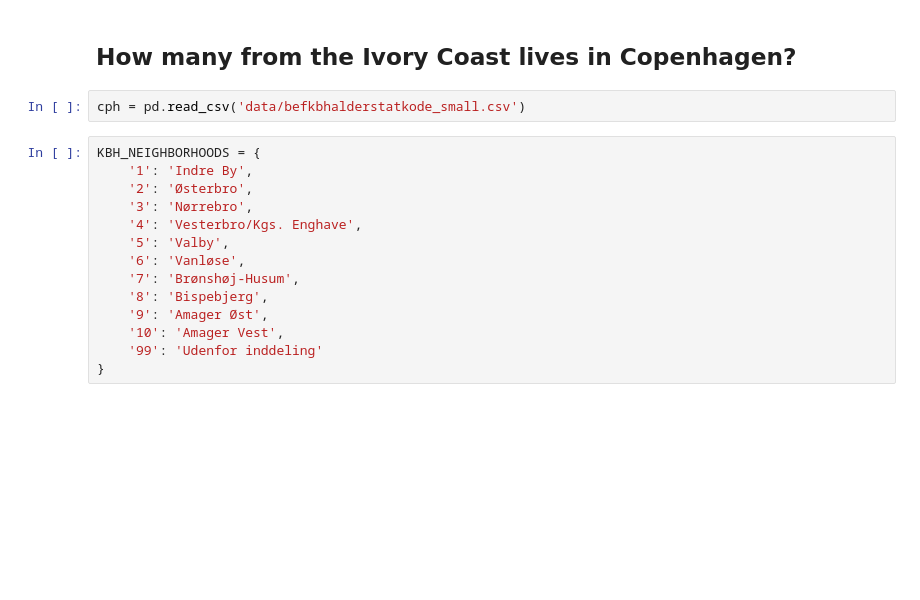
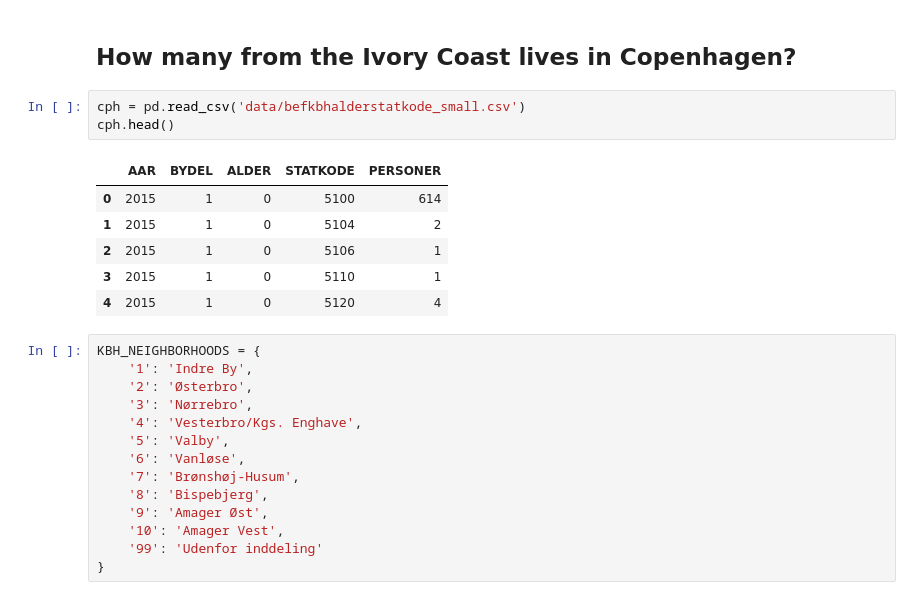
Before and after one commit to itu-qsp/2019-summer, a Jupyter notebook: session-10/DIM_Data analysis.ipynb, the cells around one changed output. Cells and saved outputs as stored; diff of their text form; blank space fills up the shorter version.

```diff
--- a/session-10/DIM_Data analysis.ipynb
+++ b/session-10/DIM_Data analysis.ipynb
@@ -182,6 +367,14 @@ plt.show()
 ## How many from the Ivory Coast lives in Copenhagen?
 # %%
 cph = pd.read_csv('data/befkbhalderstatkode_small.csv')
+cph.head()
+# %% [output]
+|  | AAR | BYDEL | ALDER | STATKODE | PERSONER |
+| 0 | 2015 | 1 | 0 | 5100 | 614 |
+| 1 | 2015 | 1 | 0 | 5104 | 2 |
+| 2 | 2015 | 1 | 0 | 5106 | 1 |
+| 3 | 2015 | 1 | 0 | 5110 | 1 |
+| 4 | 2015 | 1 | 0 | 5120 | 4 |
 # %%
 KBH_NEIGHBORHOODS = {
     '1': 'Indre By',
```
Also changed, not shown: parts of 30 cells of this notebook, 2 other files.
